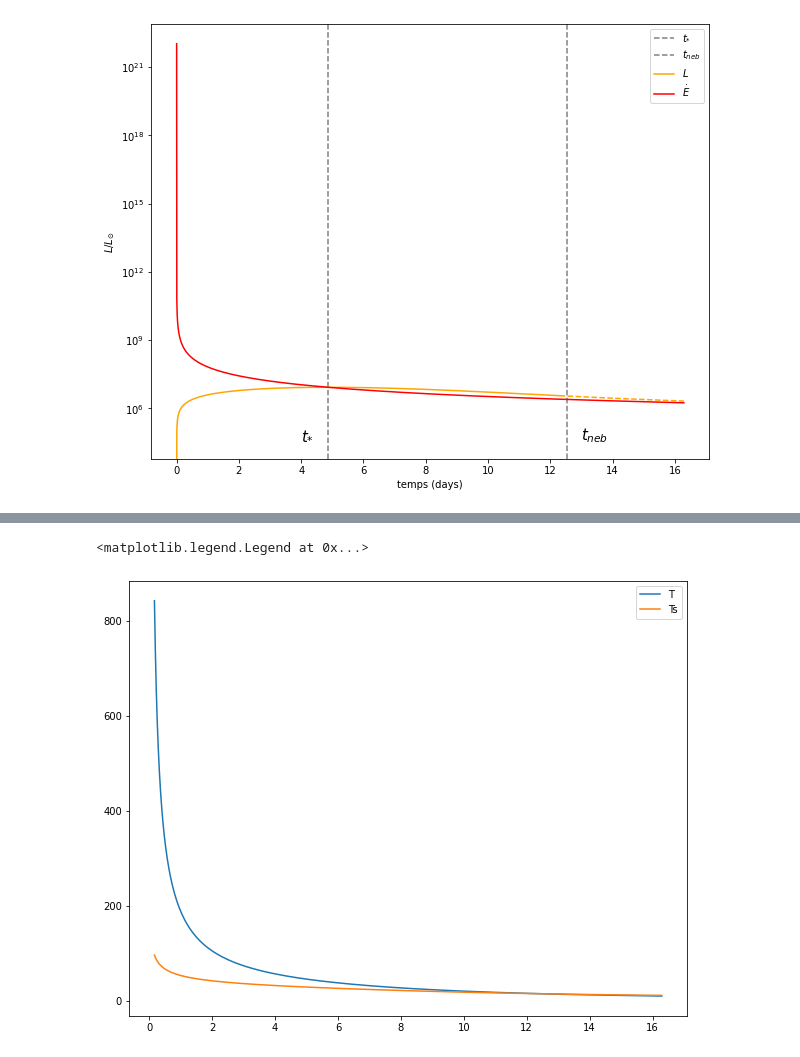
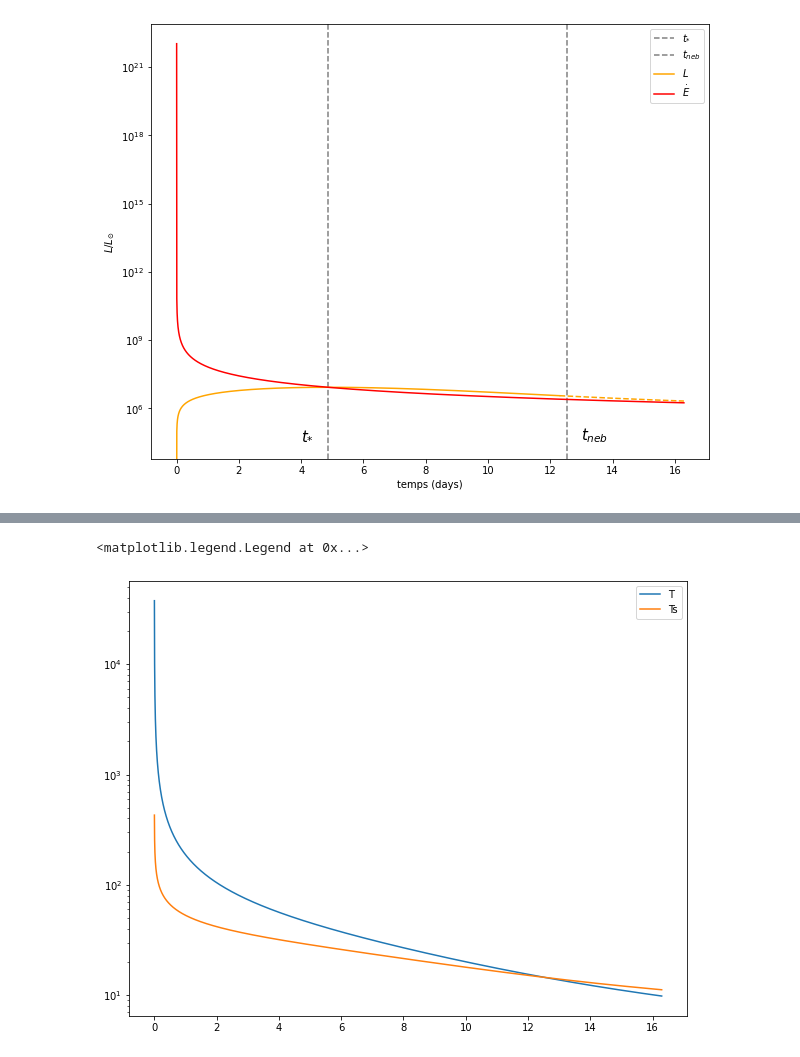
Before and after one commit to romainpch/PHY583, a Jupyter notebook: Astro.ipynb, the cells around one changed output, grey strips where cells are left out. Drawn from its saved outputs; the diff is of its cells as text; code cells hidden in the pictures.

```diff
--- a/Astro.ipynb
+++ b/Astro.ipynb
@@ -149,10 +158,11 @@ plt.legend(loc="upper right")
 # %%
 plt.figure(figsize=[10,8])
-T = T_list(t)
-Ts = Ts_list(t)
-plt.plot(s2day(t[100:]),T[100:],label='T')
-plt.plot(s2day(t[100:]),Ts[100:],label='Ts')
+T = T_list(t)[1:]
+Ts = Ts_list(t)[1:]
+plt.yscale('log')
+plt.plot(s2day(t[1:]),T,label='T')
+plt.plot(s2day(t[1:]),Ts,label='Ts')
 plt.legend()
 # %% [output]
 <matplotlib.legend.Legend at 0x...>
-[figure, old version]
+[figure, new version]
```
Also changed, not shown: parts of 3 cells of this notebook.
